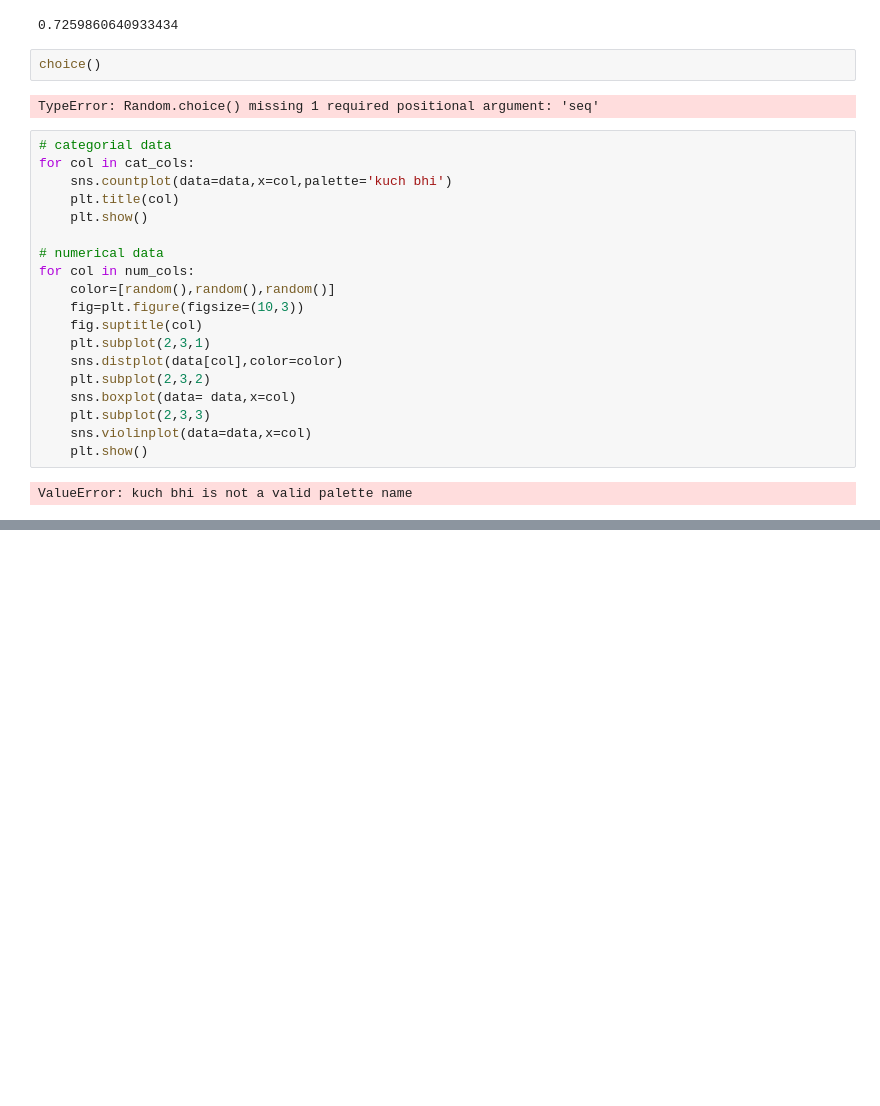
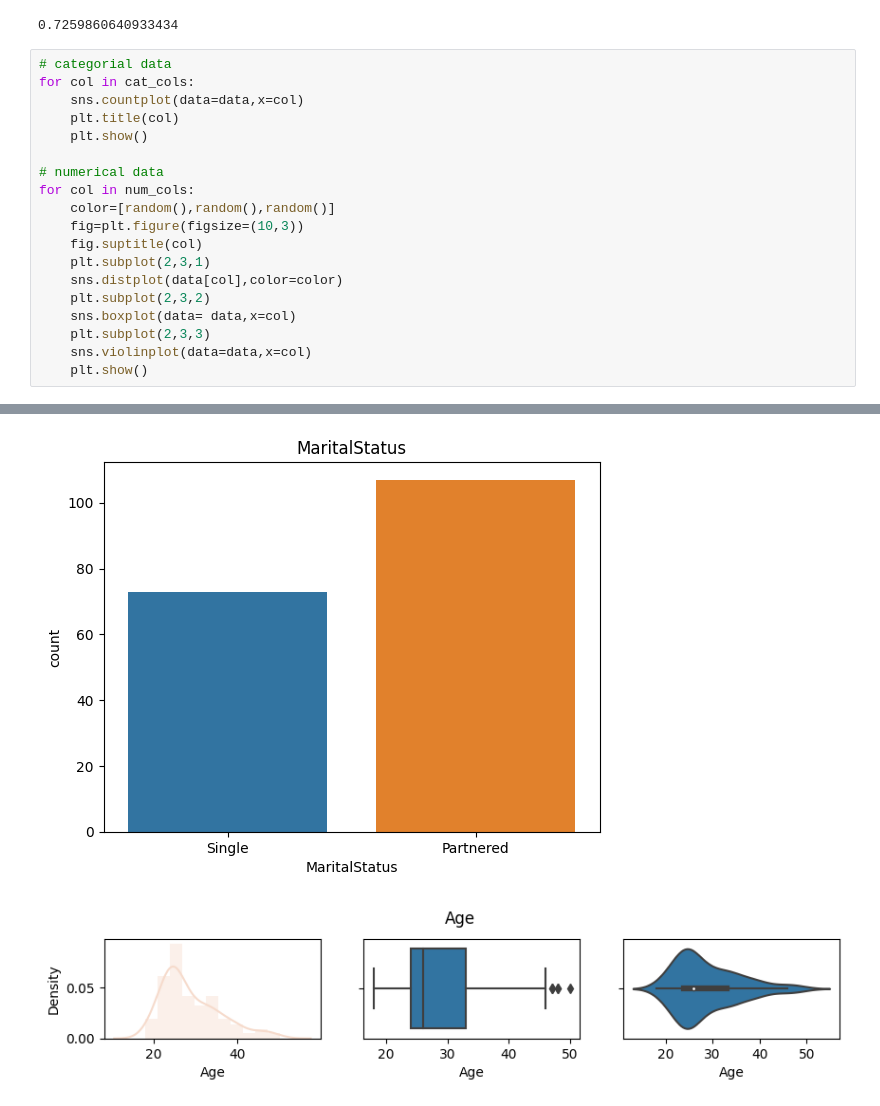
Before and after one commit to mayankagrawal16/training2022, a Jupyter notebook: day_19/day_19.1.ipynb, the cells around one changed output, grey strips where cells are left out. Drawn from its saved outputs; the diff is of its cells as text; blank space fills up the shorter version.

```diff
--- a/day_19/day_19.1.ipynb
+++ b/day_19/day_19.1.ipynb
@@ -108,14 +108,10 @@ from random import random,choice
 random()
 # %% [output]
 0.7259860640933434
-# %%
-choice()
-# %% [output]
-TypeError: Random.choice() missing 1 required positional argument: 'seq'
 # %%
 # categorial data
 for col in cat_cols:
-    sns.countplot(data=data,x=col,palette='kuch bhi')
+    sns.countplot(data=data,x=col)
     plt.title(col)
     plt.show()
 
@@ -132,4 +128,3 @@ for col in num_cols:
     sns.violinplot(data=data,x=col)
     plt.show()
 # %% [output]
-ValueError: kuch bhi is not a valid palette name
@@ -135,0 +133,2 @@ ValueError: kuch bhi is not a valid palette name
+[figure, added]
+[figure, added]
```
Also changed, not shown: parts of 1 cell of this notebook.
